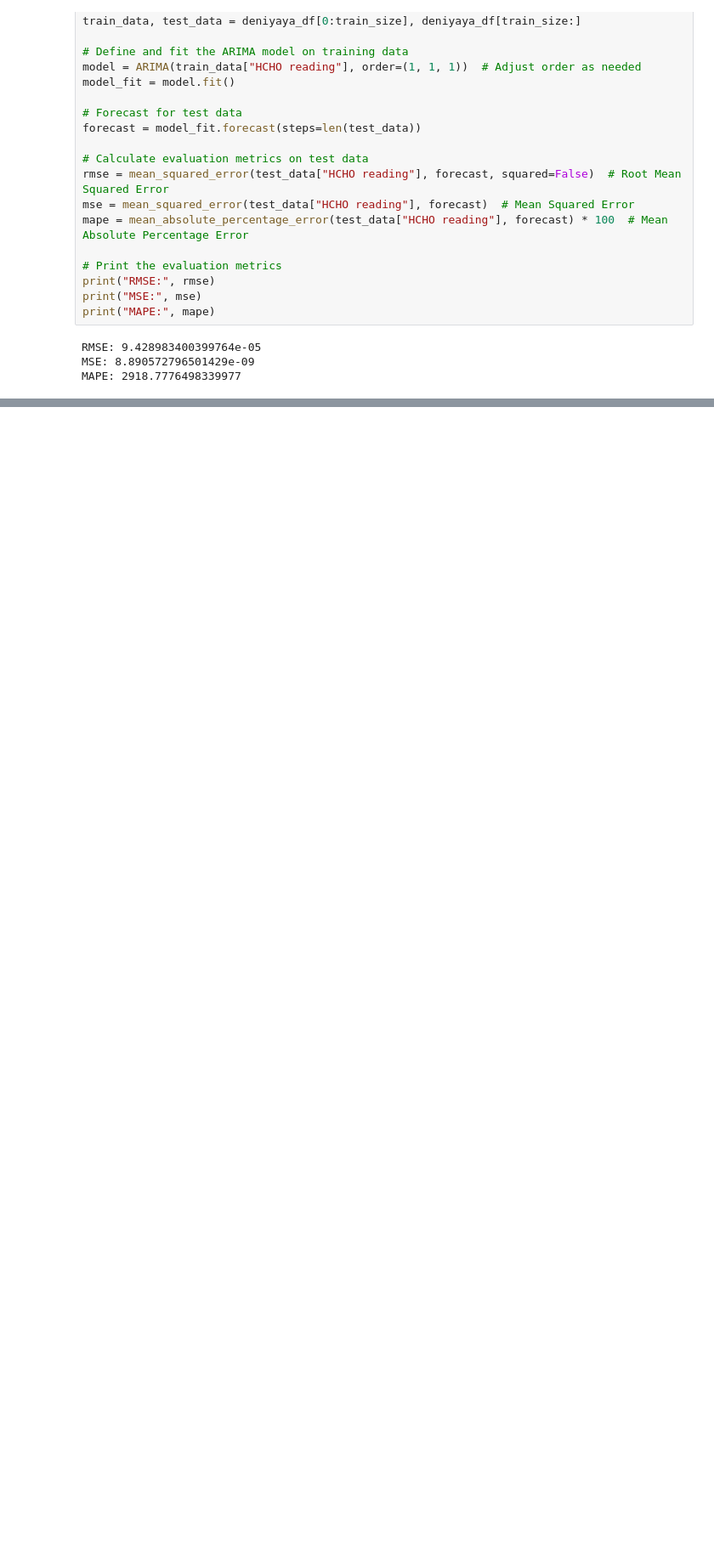
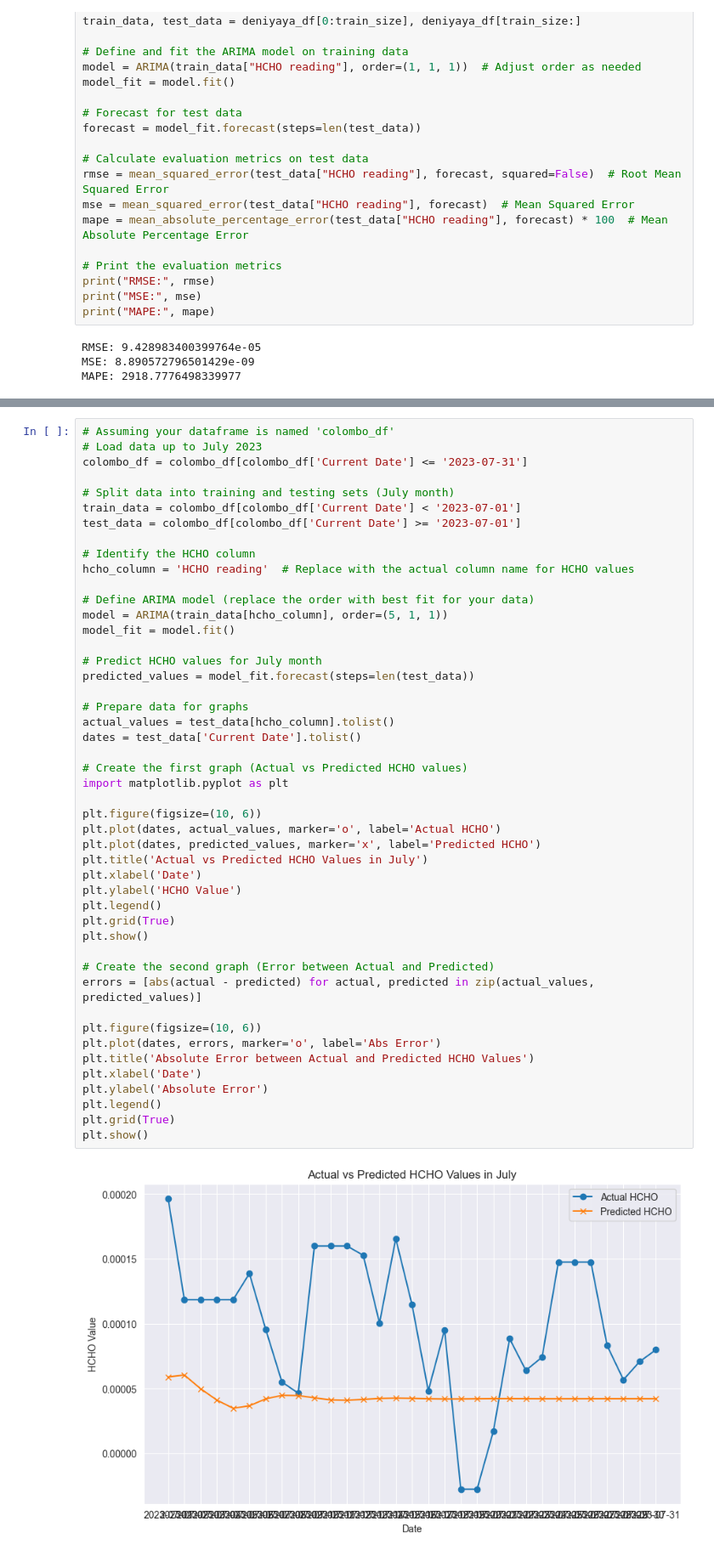
Before and after one commit to VanujaDesilva/Analyzing-HCHO-Gas-Levels-in-Sri-Lanka, a Jupyter notebook: DataPreProcessing.ipynb, the cells around one changed output, grey strips where cells are left out. Shown at 85% size. Drawn from its saved outputs; the diff is of its cells as text; blank space fills up the shorter version.

```diff
--- a/DataPreProcessing.ipynb
+++ b/DataPreProcessing.ipynb
@@ -701,0 +782,49 @@ MAPE: 2918.7776498339977
+# %%
+# Assuming your dataframe is named 'colombo_df'
+# Load data up to July 2023
+colombo_df = colombo_df[colombo_df['Current Date'] <= '2023-07-31']
+
+# Split data into training and testing sets (July month)
+train_data = colombo_df[colombo_df['Current Date'] < '2023-07-01']
+test_data = colombo_df[colombo_df['Current Date'] >= '2023-07-01']
+
+# Identify the HCHO column
+hcho_column = 'HCHO reading'  # Replace with the actual column name for HCHO values
+
+# Define ARIMA model (replace the order with best fit for your data)
+model = ARIMA(train_data[hcho_column], order=(5, 1, 1))
+model_fit = model.fit()
+
+# Predict HCHO values for July month
+predicted_values = model_fit.forecast(steps=len(test_data))
+
+# Prepare data for graphs
+actual_values = test_data[hcho_column].tolist()
+dates = test_data['Current Date'].tolist()
+
+# Create the first graph (Actual vs Predicted HCHO values)
+import matplotlib.pyplot as plt
+
+plt.figure(figsize=(10, 6))
+plt.plot(dates, actual_values, marker='o', label='Actual HCHO')
+plt.plot(dates, predicted_values, marker='x', label='Predicted HCHO')
+plt.title('Actual vs Predicted HCHO Values in July')
+plt.xlabel('Date')
+plt.ylabel('HCHO Value')
+plt.legend()
+plt.grid(True)
+plt.show()
+
+# Create the second graph (Error between Actual and Predicted)
+errors = [abs(actual - predicted) for actual, predicted in zip(actual_values, predicted_values)]
+
+plt.figure(figsize=(10, 6))
+plt.plot(dates, errors, marker='o', label='Abs Error')
+plt.title('Absolute Error between Actual and Predicted HCHO Values')
+plt.xlabel('Date')
+plt.ylabel('Absolute Error')
+plt.legend()
+plt.grid(True)
+plt.show()
+# %% [output]
+[figure, added]
```
Also changed, not shown: parts of 7 cells of this notebook.
